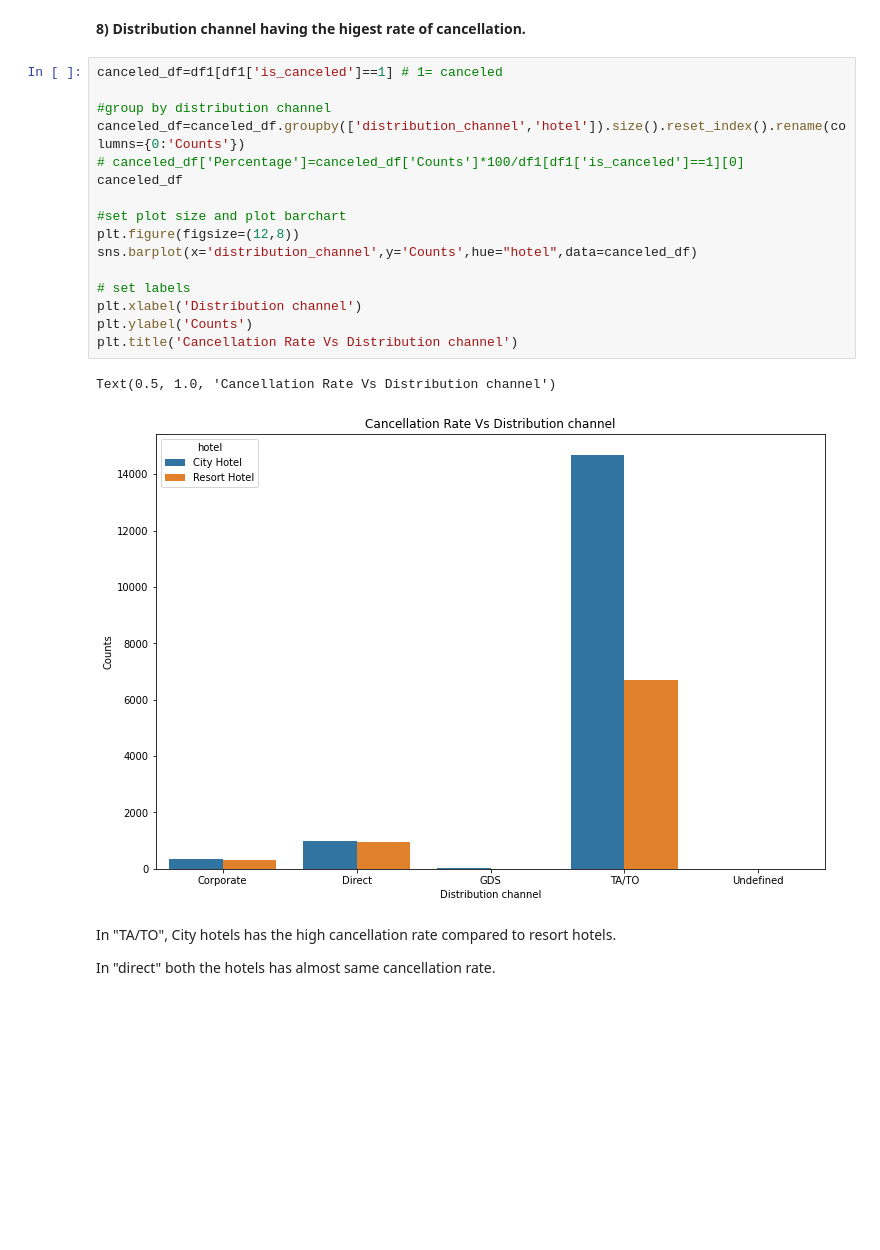
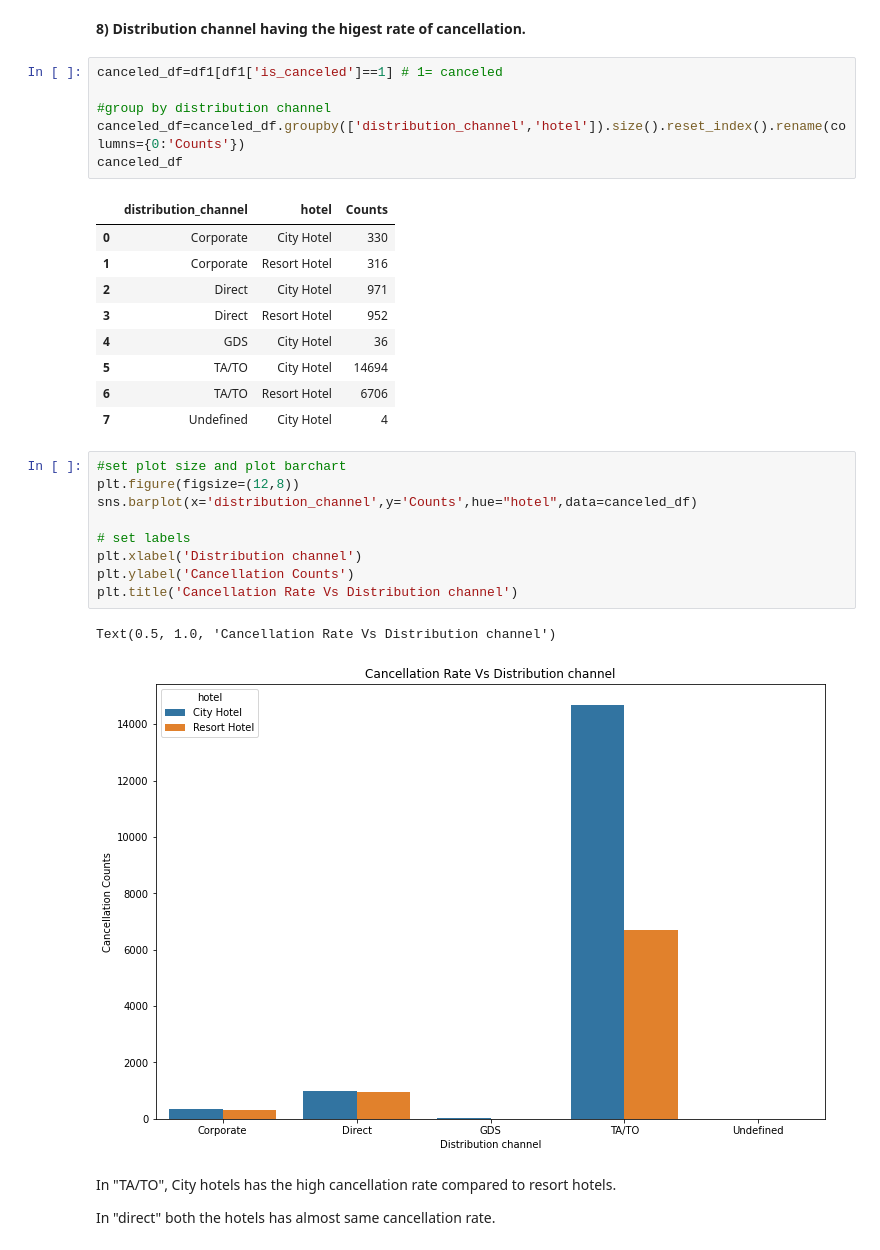
Before and after one commit to pranabrout/EDA-on-Hotel-Booking, a Jupyter notebook: Hotel_Booking_Analysis_Capstone_Project.ipynb, the cells around one changed output. Drawn from its saved outputs; the diff is of its cells as text; blank space fills up the shorter version.

```diff
--- a/Hotel_Booking_Analysis_Capstone_Project.ipynb
+++ b/Hotel_Booking_Analysis_Capstone_Project.ipynb
@@ -655,25 +653,34 @@ GDS has highly contributed in ADR in 'City Hotel' type.
 GDS needs to increase Resort Hotel bookings.
 # %% [markdown]
 **8) Distribution channel having the higest rate of cancellation.**
+# %%
+canceled_df=df1[df1['is_canceled']==1] # 1= canceled
+
+#group by distribution channel
+canceled_df=canceled_df.groupby(['distribution_channel','hotel']).size().reset_index().rename(columns={0:'Counts'})
+canceled_df
+# %% [output]
+|  | distribution_channel | hotel | Counts |
+| 0 | Corporate | City Hotel | 330 |
+| 1 | Corporate | Resort Hotel | 316 |
+| 2 | Direct | City Hotel | 971 |
+| 3 | Direct | Resort Hotel | 952 |
+| 4 | GDS | City Hotel | 36 |
+| 5 | TA/TO | City Hotel | 14694 |
+| 6 | TA/TO | Resort Hotel | 6706 |
+| 7 | Undefined | City Hotel | 4 |
 # %%
-canceled_df=df1[df1['is_canceled']==1] # 1= canceled
-
-#group by distribution channel
-canceled_df=canceled_df.groupby(['distribution_channel','hotel']).size().reset_index().rename(columns={0:'Counts'})
-# canceled_df['Percentage']=canceled_df['Counts']*100/df1[df1['is_canceled']==1][0]
-canceled_df
-
 #set plot size and plot barchart
 plt.figure(figsize=(12,8))
 sns.barplot(x='distribution_channel',y='Counts',hue="hotel",data=canceled_df)
 
 # set labels
 plt.xlabel('Distribution channel')
-plt.ylabel('Counts')
+plt.ylabel('Cancellation Counts')
 plt.title('Cancellation Rate Vs Distribution channel')
 # %% [output]
 Text(0.5, 1.0, 'Cancellation Rate Vs Distribution channel')
-[figure, old version]
+[figure, new version]
 # %% [markdown]
 In "TA/TO", City hotels has the high cancellation rate compared to resort hotels.
 
```
Also changed, not shown: parts of 28 cells of this notebook.
